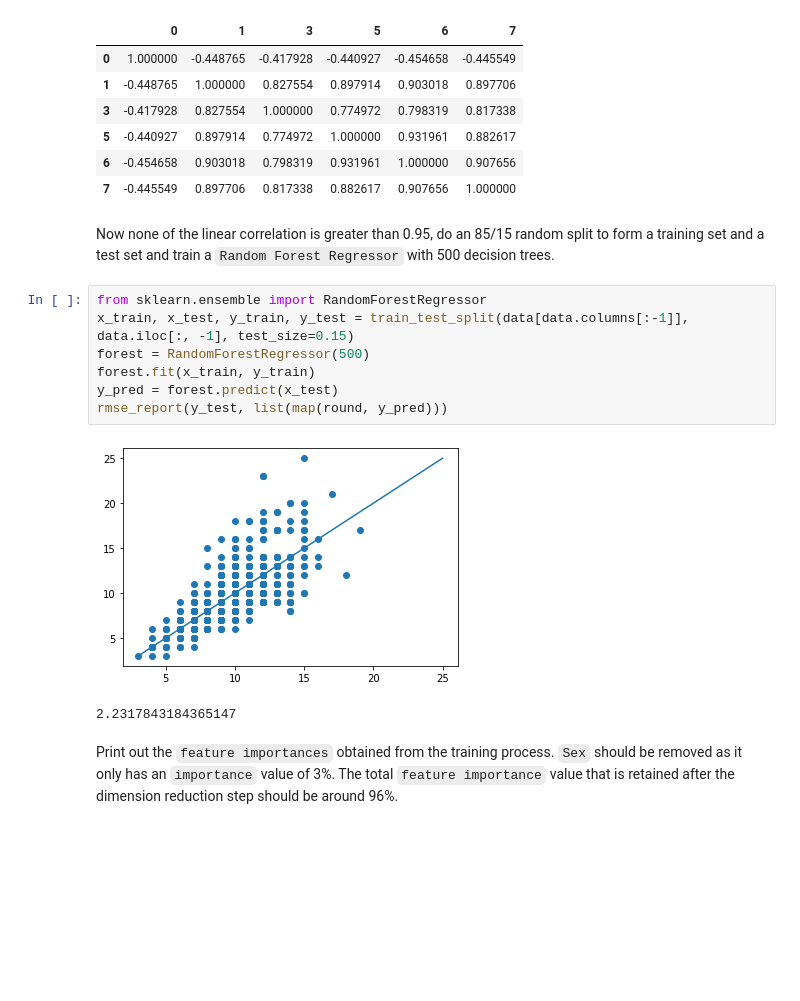
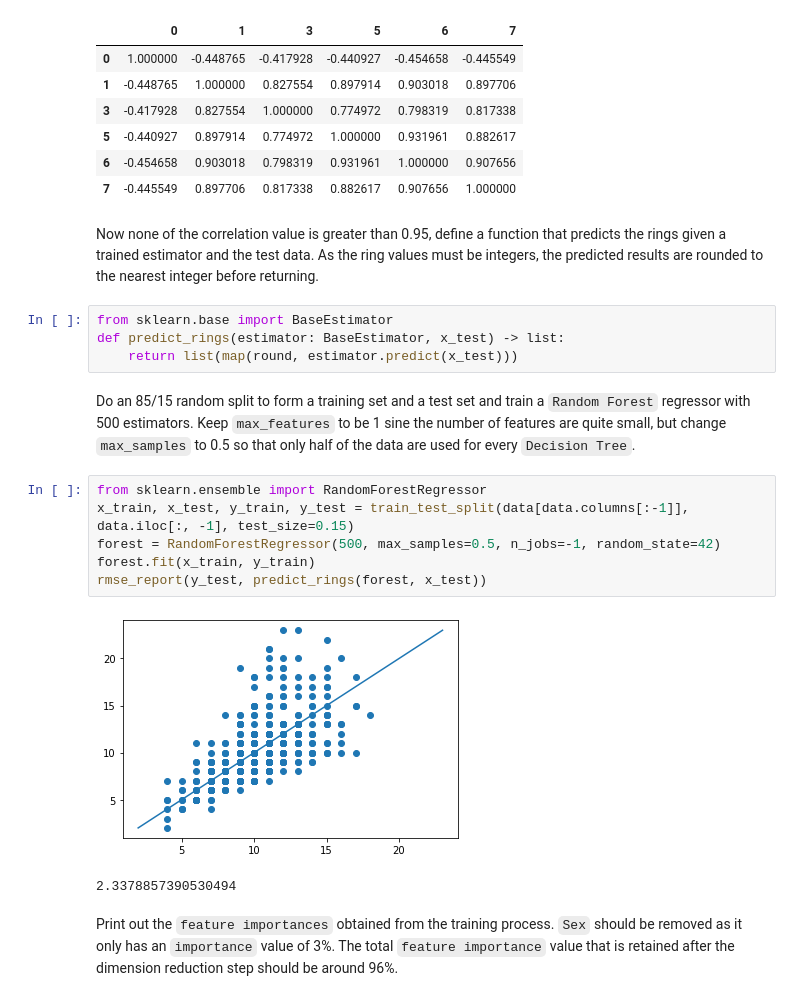
Before and after one commit to Kaiqi-Liang/CITS5508-Labs, a Jupyter notebook: labs/lab04/lab04.ipynb, the cells around one changed output. Cells and saved outputs as stored; diff of their text form; blank space fills up the shorter version.

```diff
--- a/labs/lab04/lab04.ipynb
+++ b/labs/lab04/lab04.ipynb
@@ -172,18 +176,23 @@ data[data.columns[:-1]].corr()
 | 5 | -0.440927 | 0.897914 | 0.774972 | 1.000000 | 0.931961 | 0.882617 |
 | 6 | -0.454658 | 0.903018 | 0.798319 | 0.931961 | 1.000000 | 0.907656 |
 | 7 | -0.445549 | 0.897706 | 0.817338 | 0.882617 | 0.907656 | 1.000000 |
+# %% [markdown]
+Now none of the correlation value is greater than 0.95, define a function that predicts the rings given a trained estimator and the test data. As the ring values must be integers, the predicted results are rounded to the nearest integer before returning.
+# %%
+from sklearn.base import BaseEstimator
+def predict_rings(estimator: BaseEstimator, x_test) -> list:
+	return list(map(round, estimator.predict(x_test)))
 # %% [markdown]
-Now none of the linear correlation is greater than 0.95, do an 85/15 random split to form a training set and a test set and train a `Random Forest Regressor` with 500 decision trees.
+Do an 85/15 random split to form a training set and a test set and train a `Random Forest` regressor with 500 estimators. Keep `max_features` to be 1 sine the number of features are quite small, but change `max_samples` to 0.5 so that only half of the data are used for every `Decision Tree`.
 # %%
 from sklearn.ensemble import RandomForestRegressor
 x_train, x_test, y_train, y_test = train_test_split(data[data.columns[:-1]], data.iloc[:, -1], test_size=0.15)
-forest = RandomForestRegressor(500)
+forest = RandomForestRegressor(500, max_samples=0.5, n_jobs=-1, random_state=42)
 forest.fit(x_train, y_train)
-y_pred = forest.predict(x_test)
-rmse_report(y_test, list(map(round, y_pred)))
+rmse_report(y_test, predict_rings(forest, x_test))
 # %% [output]
-[figure, old version]
+[figure, new version]
-2.2317843184365147
+2.3378857390530494
 # %% [markdown]
 Print out the `feature importances` obtained from the training process. `Sex` should be removed as it only has an `importance` value of 3%. The total `feature importance` value that is retained after the dimension reduction step should be around 96%.
 # %%
```
Also changed, not shown: parts of 13 cells of this notebook.
